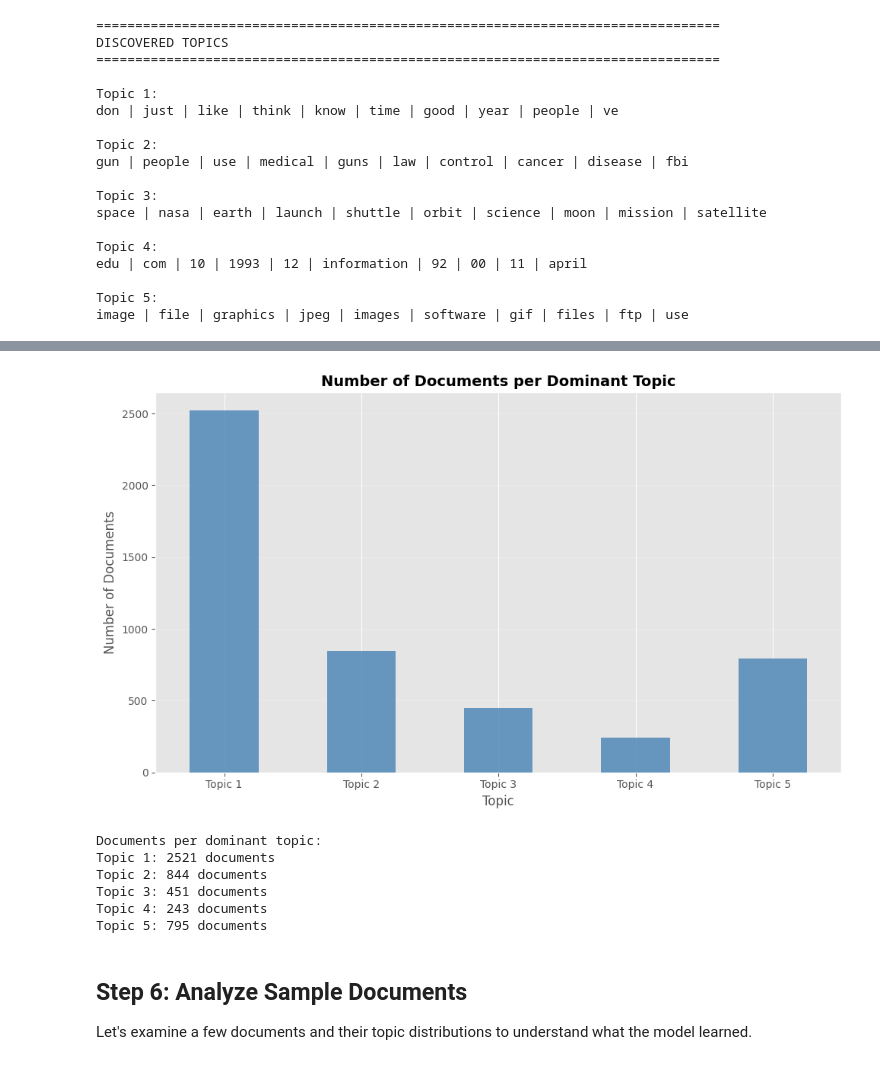
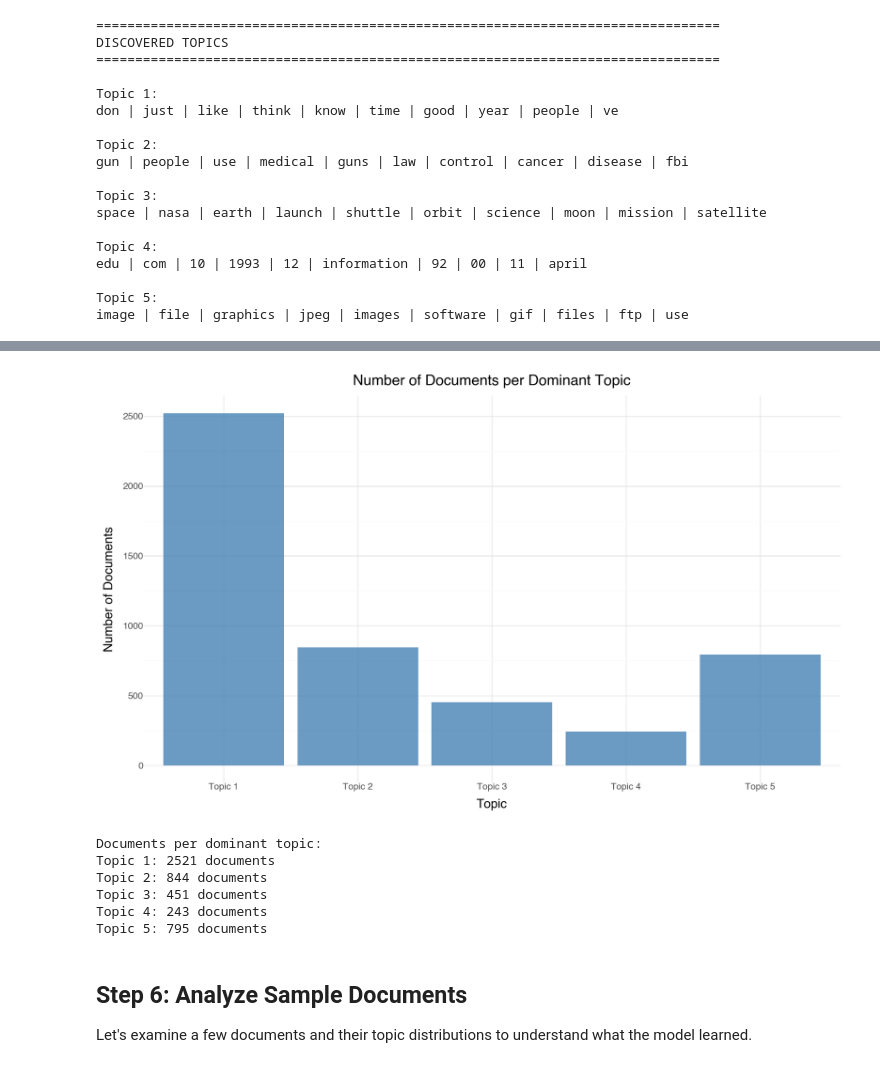
Before and after one commit to tracyreuter/NLP-topic-modeling, a Jupyter notebook: topic_modeling_demo.ipynb, the cells around one changed output, grey strips where cells are left out. Saved outputs shown, nothing was run; the diff lists cells and outputs as text; code cells hidden in the pictures.

```diff
--- a/topic_modeling_demo.ipynb
+++ b/topic_modeling_demo.ipynb
@@ -235,32 +251,44 @@ plt.show()
-# %%
-# Visualize the dominant topic for each document
-dominant_topics = lda_output.argmax(axis=1)
-
-# Count documents per topic
-topic_counts = pd.Series(dominant_topics).value_counts().sort_index()
-
-plt.figure(figsize=(10, 6))
-topic_counts.plot(kind='bar', color='steelblue', alpha=0.8)
-plt.title('Number of Documents per Dominant Topic', fontsize=14, fontweight='bold')
-plt.xlabel('Topic', fontsize=12)
-plt.ylabel('Number of Documents', fontsize=12)
-plt.xticks([i for i in range(n_topics)], [f'Topic {i+1}' for i in range(n_topics)], rotation=0)
-plt.grid(axis='y', alpha=0.3)
-plt.tight_layout()
-plt.show()
-
-print("\nDocuments per dominant topic:")
-for i in range(n_topics):
-    count = topic_counts.get(i, 0)
-    print(f"Topic {i+1}: {count} documents")
-# %% [output]
-[figure, removed]
-Documents per dominant topic:
-Topic 1: 2521 documents
-Topic 2: 844 documents
-Topic 3: 451 documents
-Topic 4: 243 documents
-Topic 5: 795 documents
+# %%
+# Visualize the dominant topic for each document
+dominant_topics = lda_output.argmax(axis=1)
+
+# Count documents per topic
+topic_counts_df = pd.DataFrame({
+    'Topic': [f'Topic {i+1}' for i in range(n_topics)],
+    'Count': [np.sum(dominant_topics == i) for i in range(n_topics)]
+})
+
+# Create bar chart using plotnine
+bar_plot = (
+    ggplot(topic_counts_df, aes(x='Topic', y='Count'))
+    + geom_col(fill='steelblue', alpha=0.8)
+    + labs(
+        title='Number of Documents per Dominant Topic',
+        x='Topic',
+        y='Number of Documents'
+    )
+    + theme_minimal()
+    + theme(
+        figure_size=(10, 6),
+        plot_title=element_text(size=14, weight='bold'),
+        axis_title=element_text(size=12)
+    )
+)
+
+display(bar_plot)
+
+print("\nDocuments per dominant topic:")
+for i in range(n_topics):
+    count = topic_counts_df.loc[i, 'Count']
+    print(f"Topic {i+1}: {count} documents")
+# %% [output]
+[figure, added]
+Documents per dominant topic:
+Topic 1: 2521 documents
+Topic 2: 844 documents
+Topic 3: 451 documents
+Topic 4: 243 documents
+Topic 5: 795 documents
 # %% [markdown]
 ## Step 6: Analyze Sample Documents
 
```
Also changed, not shown: parts of 8 cells of this notebook, 1 other file.
